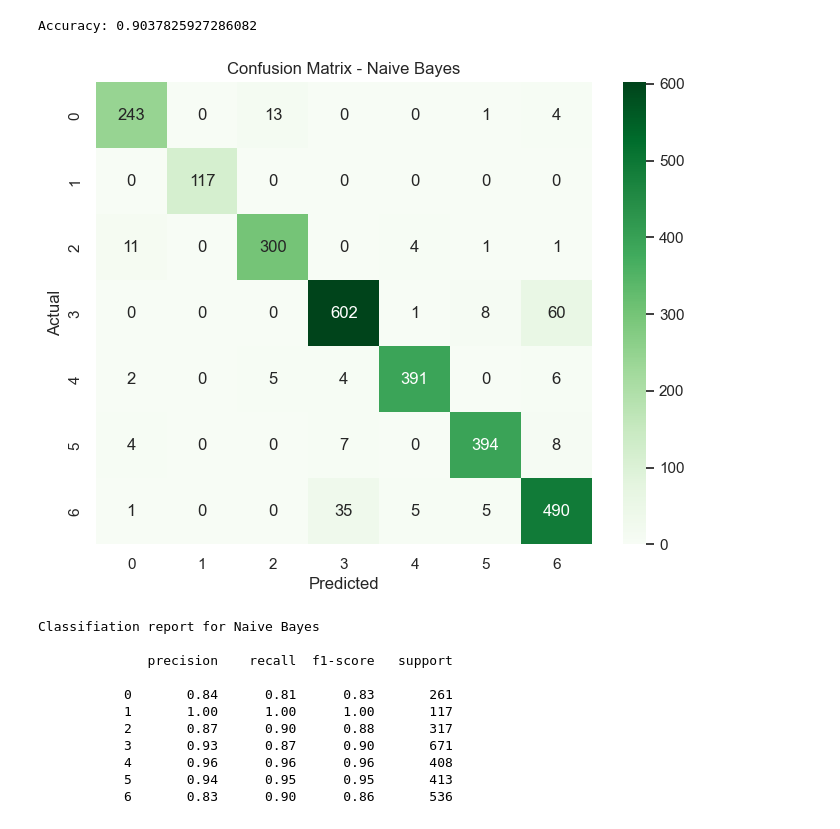
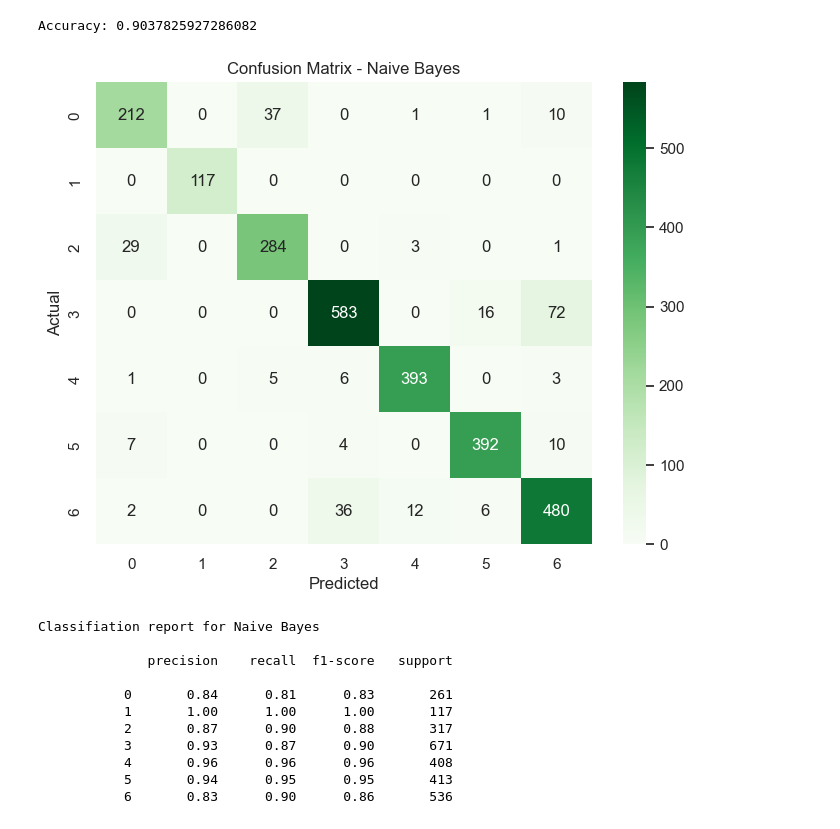
Before and after one commit to abhishekp-786/Beans-Class-Prediction, a Jupyter notebook: predProject.ipynb, the cells around one changed output. Saved outputs shown, nothing was run; the diff lists cells and outputs as text; code cells hidden in the pictures.

Commit message:
Visualization Completed

```diff
--- a/predProject.ipynb
+++ b/predProject.ipynb
@@ -447,16 +447,16 @@ print("Accuracy:",accGb)
 # %% [output]
 Accuracy: 0.9037825927286082
 # %%
-cmgb = confusion_matrix(ytest, ypred_svm)
+cmgb = confusion_matrix(ytest, ypred_gb)
 
 plt.figure(figsize=(8,6))
 sns.heatmap(cmgb, annot=True, fmt='d', cmap='Greens')
 plt.title("Confusion Matrix - Naive Bayes")
 plt.xlabel("Predicted")
 plt.ylabel("Actual")
 plt.show()
 # %% [output]
-[figure, old version]
+[figure, new version]
 # %%
 print("Classifiation report for Naive Bayes\n")
 print(classification_report(ytest,ypred_gb))
```
Also changed, not shown: parts of 1 cell of this notebook, 7 other files.
